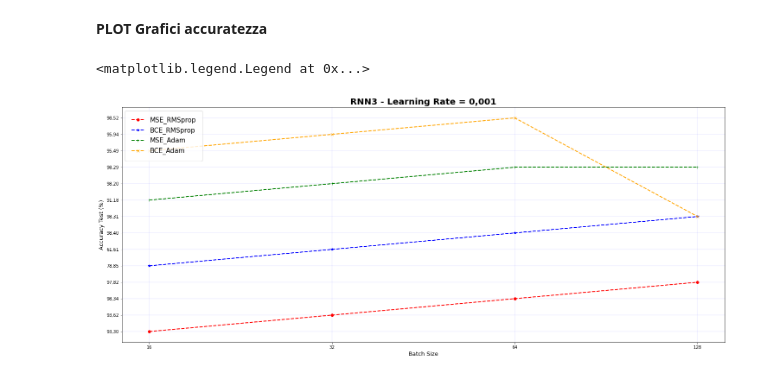
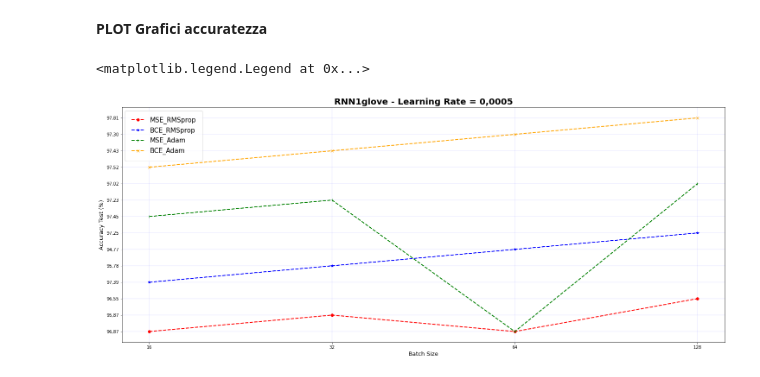
Before and after one commit to DanyOrtu97/LSTM-Spam-Detector, a Jupyter notebook: Test_Hyperparameters_results/Spam_Detector_Plot.ipynb, the cells around one changed output. Saved outputs shown, nothing was run; the diff lists cells and outputs as text; code cells hidden in the pictures.

Commit message:
added tests with RNN1 with pretrained glove embeddings

```diff
--- a/Test_Hyperparameters_results/Spam_Detector_Plot.ipynb
+++ b/Test_Hyperparameters_results/Spam_Detector_Plot.ipynb
@@ -4,12 +4,12 @@ import numpy as np
 # %% [markdown]
 **PLOT Grafici accuratezza**
 # %%
-RNN1 = np.load("RNN3.npy")
+RNN1 = np.load("RNN1W2V.npy")
 # %%
 learning_rate = [0.0005, 0.005, 0.001]
 batch_sizes = [16,32,64,128]
 # %%
-lr1 = RNN1[np.where(RNN1[:,3]=="0,001")]
+lr1 = RNN1[np.where(RNN1[:,3]=="0,0005")]
 # %%
 RMS_MSE = lr1[np.logical_and(lr1[:,1] == "MSE" , lr1[:,2] == "RMSprop")]
 RMS_BCE = lr1[np.logical_and(lr1[:,1] == "BCE" , lr1[:,2] == "RMSprop")]
@@ -17,18 +17,18 @@ Adam_MSE = lr1[np.logical_and(lr1[:,1] == "MSE" , lr1[:,2] == "Adam")]
 Adam_BCE = lr1[np.logical_and(lr1[:,1] == "BCE" , lr1[:,2] == "Adam")]
 # %%
 fig = plt.figure(figsize=(25,10))
-plt.title("RNN3 - Learning Rate = 0,001",fontdict={'fontsize': 20, 'fontweight': 'bold'})
+plt.title("RNN1glove - Learning Rate = 0,0005",fontdict={'fontsize': 20, 'fontweight': 'bold'})
 plt.plot(RMS_MSE[:,0], RMS_MSE[:,5], marker='o', linestyle='dashed', linewidth=2, markersize=6, color="red", label='MSE_RMSprop')
 plt.plot(RMS_BCE[:,0], RMS_BCE[:,5], marker='*', linestyle='dashed', linewidth=2, markersize=6, color="blue", label='BCE_RMSprop')
 plt.plot(Adam_MSE[:,0], Adam_MSE[:,5], marker='+', linestyle='dashed', linewidth=2, markersize=6, color="green", label='MSE_Adam')
 plt.plot(Adam_BCE[:,0], Adam_BCE[:,5], marker='x', linestyle='dashed', linewidth=2, markersize=6, color="orange", label='BCE_Adam')
 
 plt.grid(color='b', linestyle='-', linewidth=0.1)
 plt.ylabel("Accuracy Test (%)", fontsize=13)
 plt.xlabel("Batch Size", fontsize=13)
 
 plt.legend(fancybox=True, borderpad=1, loc="upper left", prop={'size': 15})
 # %% [output]
 <matplotlib.legend.Legend at 0x...>
-[figure, old version]
+[figure, new version]
 # %%
```
Also changed, not shown: parts of 1 cell of this notebook, 2 other files.
